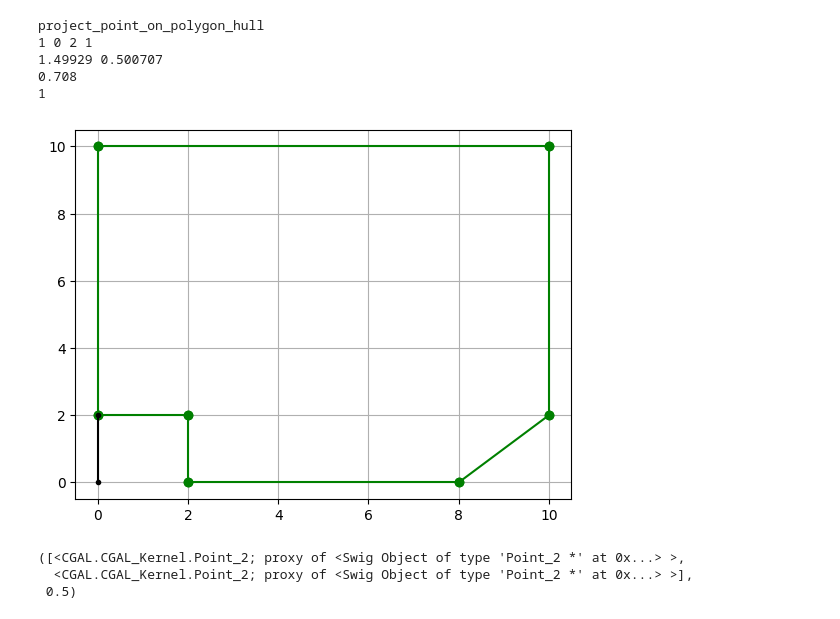
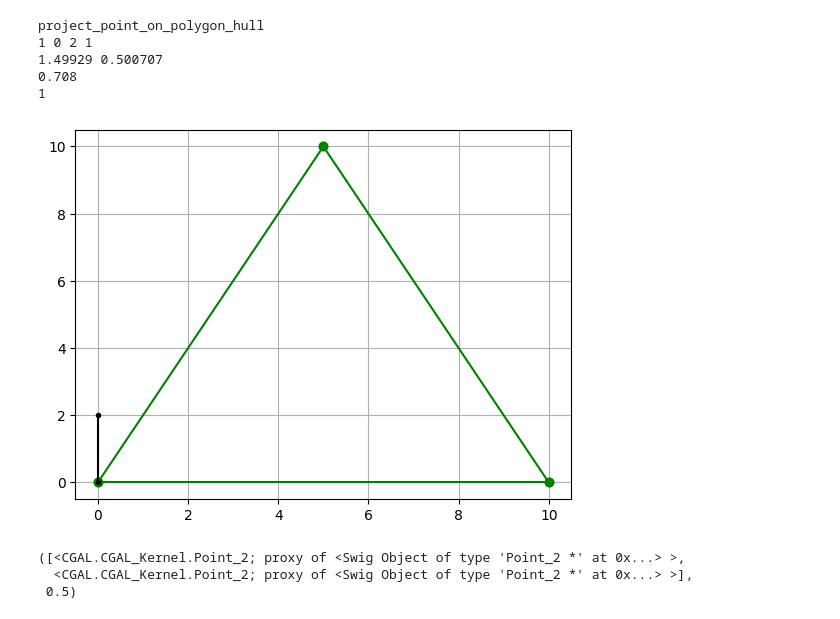
Before and after one commit to dringakn/ROSExamples, a Jupyter notebook: script/cgal_playground.ipynb, the cells around one changed output. Cells and saved outputs as stored; diff of their text form; code cells hidden in the pictures.

```diff
--- a/script/cgal_playground.ipynb
+++ b/script/cgal_playground.ipynb
@@ -1044,14 +1113,14 @@ project_point_on_polygon_hull
 # %%
 l4 = l3#Line_2(Point_2(0,1), Point_2(1,1))
 # plot_cgal_polygon2(pg2, ax=plt.gca(), params="-ro")
-plot_cgal_polygon2(pg4, ax=plt.gca(), params="-go")
+plot_cgal_polygon2(pg6, ax=plt.gca(), params="-go")
 # plot_cgal_segment2(ls1, ax=plt.gca(), params="-b.")
 plot_cgal_line2(l4, ax=plt.gca(), params="-k.")
 # plot_cgal_line2(Line_2(Point_2(ORIGIN), Direction_2(2,10)), ax=plt.gca(), params="-k.") # Horizontal line
 plt.grid('both')
 plt.show()
 # %% [output]
-[figure, old version]
+[figure, new version]
 # %%
 yvalue = 60
 xvalue = 0
```
Also changed, not shown: parts of 6 cells of this notebook.
